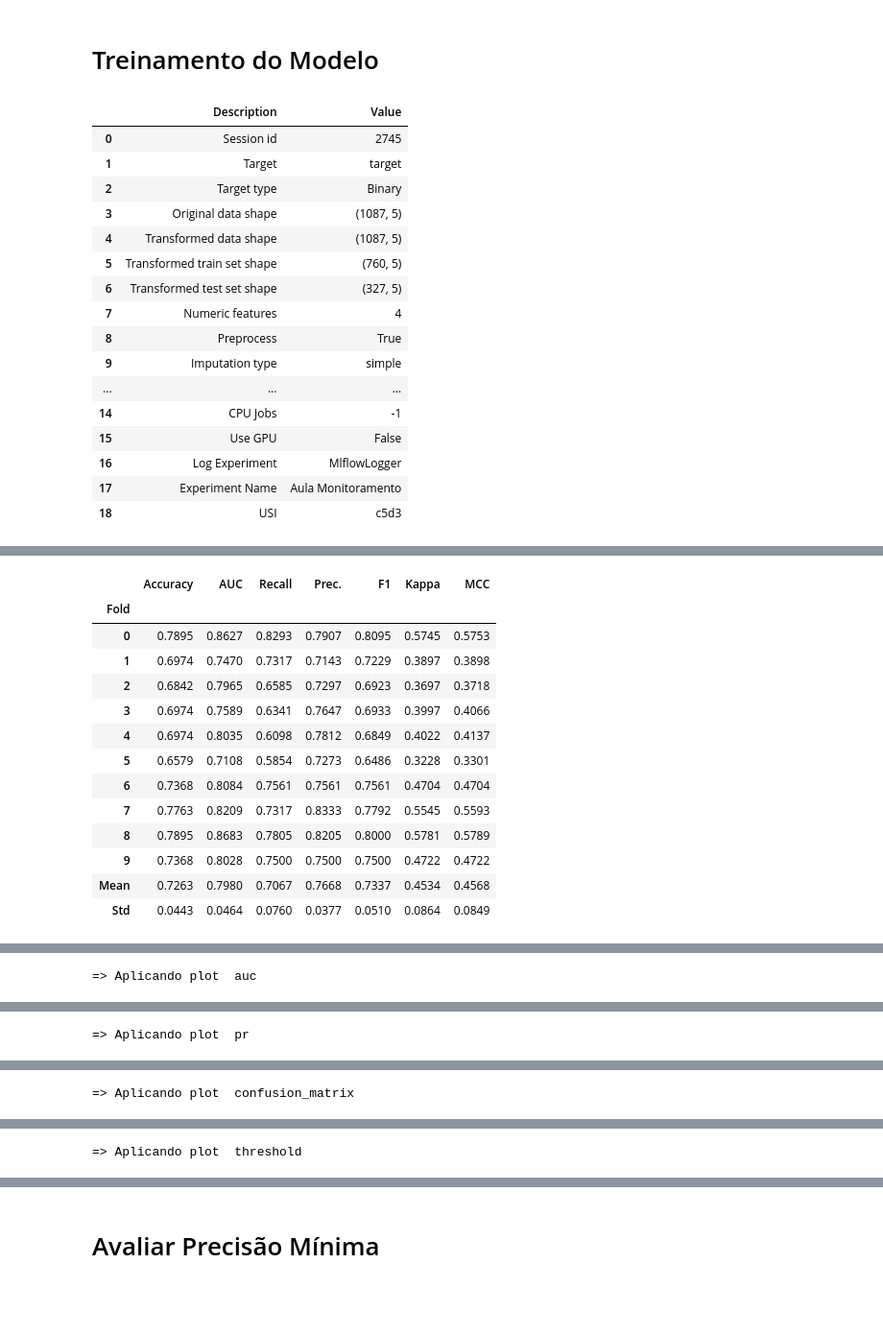
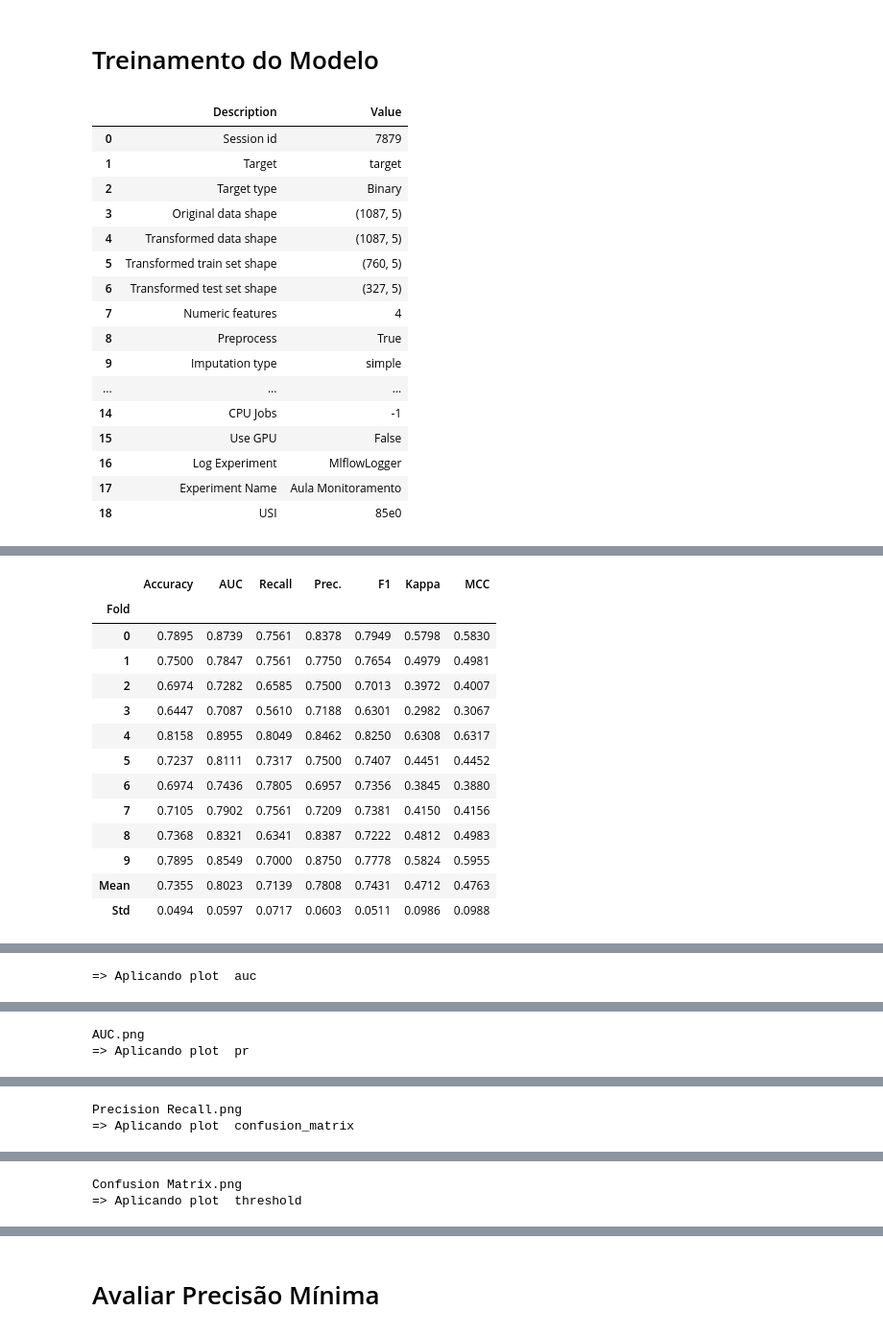
Before and after one commit to tciodaro/eng_ml, a Jupyter notebook: code/aula06_monitoramento.ipynb, the cells around one changed output, grey strips where cells are left out. Shown at 96% size. Saved outputs shown, nothing was run; the diff lists cells and outputs as text; code cells hidden in the pictures; blank space fills up the shorter version.

```diff
--- a/code/aula06_monitoramento.ipynb
+++ b/code/aula06_monitoramento.ipynb
@@ -140,14 +156,14 @@ import pycaret.classification as pc
 model_name = 'lr'
 probability_threshold = 0.5
 cross_validation = True
-fold_strategy = 'stratifiedkfold',
+fold_strategy = 'stratifiedkfold'
 fold = 10
 
 # train/test
 s = pc.setup(data = data_wine,
              target = wine_target_col,
              train_size=0.7,
-             fold_strategy = 'stratifiedkfold',
+             fold_strategy = fold_strategy,
              fold = fold,
              log_experiment = True,
              experiment_name = experiment_name,
@@ -170,56 +186,60 @@ for plot_type in classification_plots:
     try:
         artifact = pc.plot_model(bestmodel, plot=plot_type, save=True)
         mlflow.log_artifact(artifact)
+        print(artifact)
     except:
         print('=> Nao possivel plotar: ', plot_type )
         continue
 
 pc.save_model(bestmodel, f'./{registered_model_name}')
 # Carrega novamente o pipeline + bestmodel
 model_pipe = pc.load_model(f'./{registered_model_name}')
 
 
 mlflow.end_run()
 # %% [output]
 |  | Description | Value |
-| 0 | Session id | 2745 |
+| 0 | Session id | 7879 |
 | 1 | Target | target |
 | 2 | Target type | Binary |
 | 3 | Original data shape | (1087, 5) |
 | 4 | Transformed data shape | (1087, 5) |
 | 5 | Transformed train set shape | (760, 5) |
 | 6 | Transformed test set shape | (327, 5) |
 | 7 | Numeric features | 4 |
 | 8 | Preprocess | True |
 | 9 | Imputation type | simple |
 | ... | ... | ... |
 | 14 | CPU Jobs | -1 |
 | 15 | Use GPU | False |
 | 16 | Log Experiment | MlflowLogger |
 | 17 | Experiment Name | Aula Monitoramento |
-| 18 | USI | c5d3 |
+| 18 | USI | 85e0 |
 [interactive output not drawn]
 |  | Accuracy | AUC | Recall | Prec. | F1 | Kappa | MCC |
 | Fold |  |  |  |  |  |  |  |
-| 0 | 0.7895 | 0.8627 | 0.8293 | 0.7907 | 0.8095 | 0.5745 | 0.5753 |
-| 1 | 0.6974 | 0.7470 | 0.7317 | 0.7143 | 0.7229 | 0.3897 | 0.3898 |
-| 2 | 0.6842 | 0.7965 | 0.6585 | 0.7297 | 0.6923 | 0.3697 | 0.3718 |
-| 3 | 0.6974 | 0.7589 | 0.6341 | 0.7647 | 0.6933 | 0.3997 | 0.4066 |
-| 4 | 0.6974 | 0.8035 | 0.6098 | 0.7812 | 0.6849 | 0.4022 | 0.4137 |
-| 5 | 0.6579 | 0.7108 | 0.5854 | 0.7273 | 0.6486 | 0.3228 | 0.3301 |
-| 6 | 0.7368 | 0.8084 | 0.7561 | 0.7561 | 0.7561 | 0.4704 | 0.4704 |
-| 7 | 0.7763 | 0.8209 | 0.7317 | 0.8333 | 0.7792 | 0.5545 | 0.5593 |
-| 8 | 0.7895 | 0.8683 | 0.7805 | 0.8205 | 0.8000 | 0.5781 | 0.5789 |
-| 9 | 0.7368 | 0.8028 | 0.7500 | 0.7500 | 0.7500 | 0.4722 | 0.4722 |
-| Mean | 0.7263 | 0.7980 | 0.7067 | 0.7668 | 0.7337 | 0.4534 | 0.4568 |
-| Std | 0.0443 | 0.0464 | 0.0760 | 0.0377 | 0.0510 | 0.0864 | 0.0849 |
+| 0 | 0.7895 | 0.8739 | 0.7561 | 0.8378 | 0.7949 | 0.5798 | 0.5830 |
+| 1 | 0.7500 | 0.7847 | 0.7561 | 0.7750 | 0.7654 | 0.4979 | 0.4981 |
+| 2 | 0.6974 | 0.7282 | 0.6585 | 0.7500 | 0.7013 | 0.3972 | 0.4007 |
+| 3 | 0.6447 | 0.7087 | 0.5610 | 0.7188 | 0.6301 | 0.2982 | 0.3067 |
+| 4 | 0.8158 | 0.8955 | 0.8049 | 0.8462 | 0.8250 | 0.6308 | 0.6317 |
+| 5 | 0.7237 | 0.8111 | 0.7317 | 0.7500 | 0.7407 | 0.4451 | 0.4452 |
+| 6 | 0.6974 | 0.7436 | 0.7805 | 0.6957 | 0.7356 | 0.3845 | 0.3880 |
+| 7 | 0.7105 | 0.7902 | 0.7561 | 0.7209 | 0.7381 | 0.4150 | 0.4156 |
+| 8 | 0.7368 | 0.8321 | 0.6341 | 0.8387 | 0.7222 | 0.4812 | 0.4983 |
+| 9 | 0.7895 | 0.8549 | 0.7000 | 0.8750 | 0.7778 | 0.5824 | 0.5955 |
+| Mean | 0.7355 | 0.8023 | 0.7139 | 0.7808 | 0.7431 | 0.4712 | 0.4763 |
+| Std | 0.0494 | 0.0597 | 0.0717 | 0.0603 | 0.0511 | 0.0986 | 0.0988 |
 [interactive output not drawn]
 => Aplicando plot  auc
 [interactive output not drawn]
+AUC.png
 => Aplicando plot  pr
 [interactive output not drawn]
+Precision Recall.png
 => Aplicando plot  confusion_matrix
 [interactive output not drawn]
+Confusion Matrix.png
 => Aplicando plot  threshold
 [interactive output not drawn]
 ... (3 outputs left out)
```
Also changed, not shown: parts of 10 cells of this notebook.
